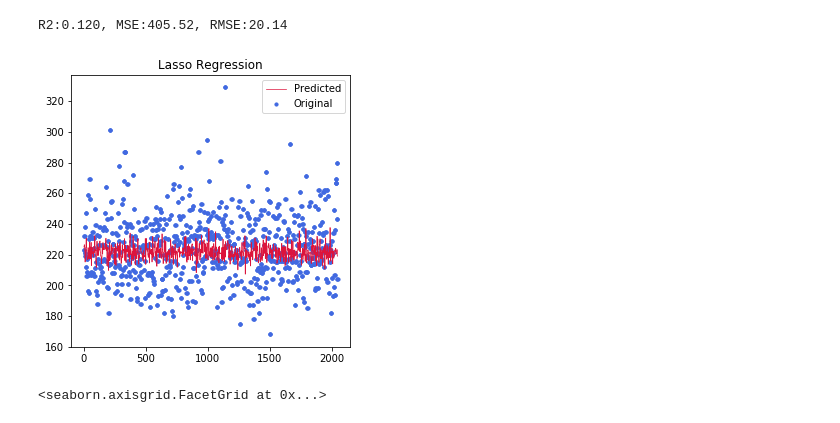
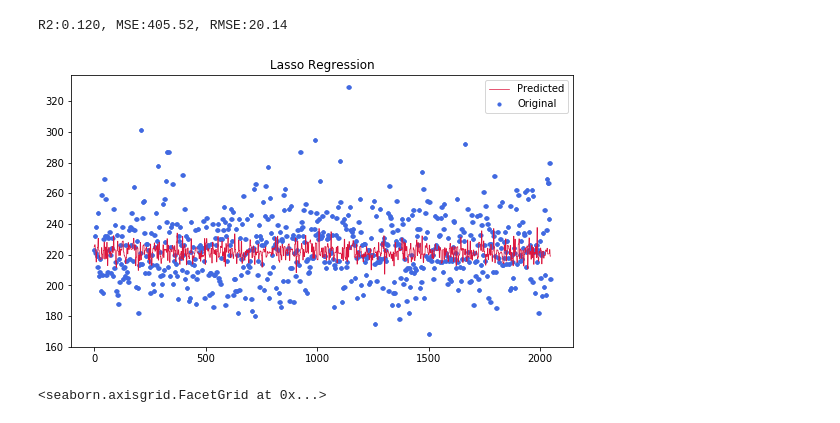
Before and after one commit to dnkent/erdos_python_group_project, a Jupyter notebook: ridge_lasso_enet_gb.ipynb, the cells around one changed output. Saved outputs shown, nothing was run; the diff lists cells and outputs as text; code cells hidden in the pictures.

```diff
--- a/ridge_lasso_enet_gb.ipynb
+++ b/ridge_lasso_enet_gb.ipynb
@@ -318,15 +318,15 @@ print("R2:{0:.3f}, MSE:{1:.2f}, RMSE:{2:.2f}"
 # %% [output]
 R2:0.120, MSE:405.52, RMSE:20.14
 # %%
-plt.figure(figsize=(5, 5))
+plt.figure(figsize=(9, 5))
 xx_lasso = range(len(X_test))
 plt.scatter(xx_lasso, y_test, s=10, color="royalblue", label="Original")
 plt.plot(xx_lasso, ypred_lasso, lw=0.7, color="crimson", label="Predicted")
 plt.legend()
 plt.title('Lasso Regression')
 plt.show()
 # %% [output]
-[figure, old version]
+[figure, new version]
 # %%
 plt.figure(figsize=(9, 5))
 plot_lasso = pd.DataFrame({'Pred': ypred_lasso, 'Actual': y_test})
```
Also changed, not shown: parts of 24 cells of this notebook, 20 other files.
